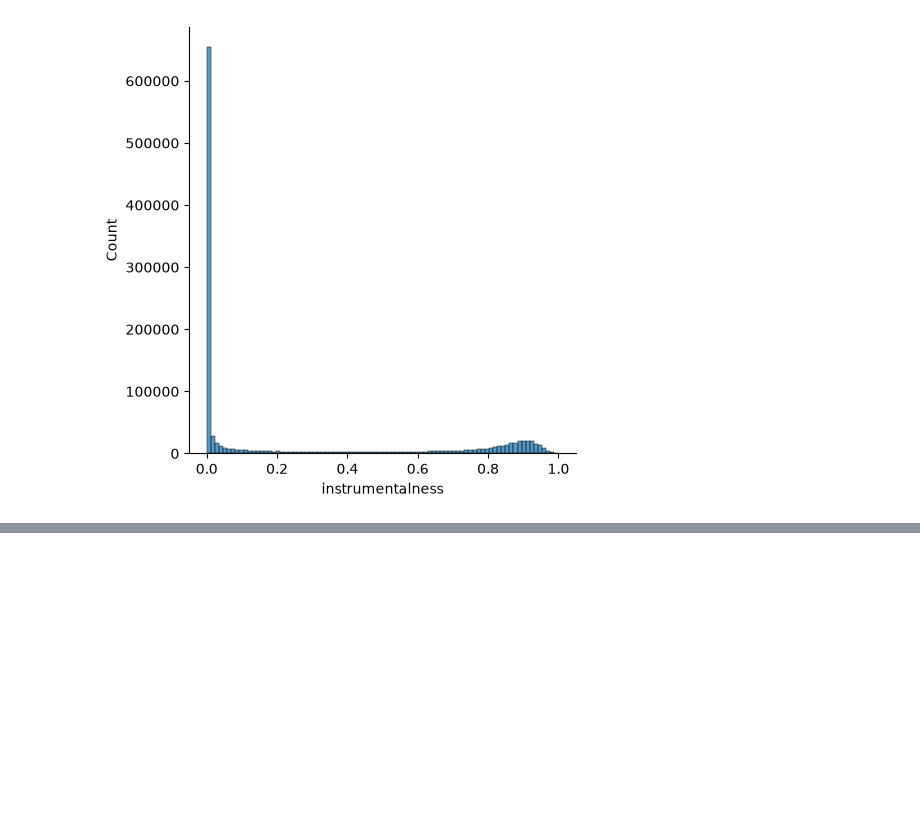
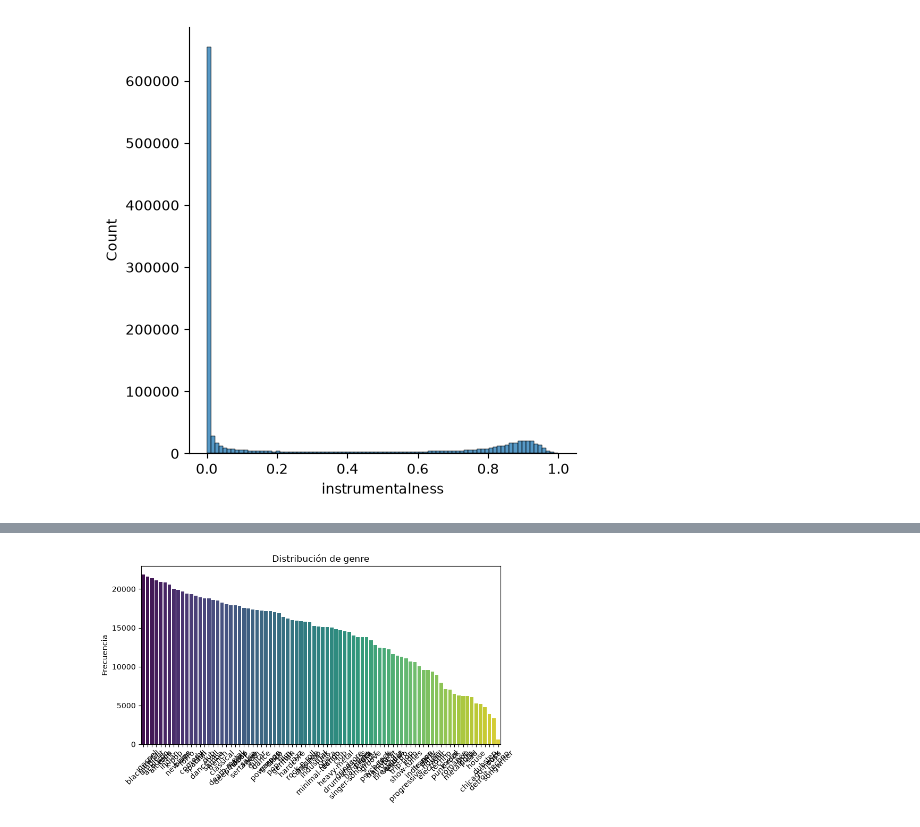
Before and after one commit to IsaiasMart/EDA_MUSICA, a Jupyter notebook: src/notebooks/estudioUnivarianteTest.ipynb, the cells around one changed output, grey strips where cells are left out. Cells and saved outputs as stored; diff of their text form; code cells hidden in the pictures; blank space fills up the shorter version.

```diff
--- a/src/notebooks/estudioUnivarianteTest.ipynb
+++ b/src/notebooks/estudioUnivarianteTest.ipynb
@@ -218,0 +170,4 @@ Name: 414951, dtype: object
+# %%
+pinta_distribucion_categoricas(archivo,['genre'])
+# %% [output]
+[figure, added]
```
Also changed, not shown: parts of 9 cells of this notebook, 9 other files.
